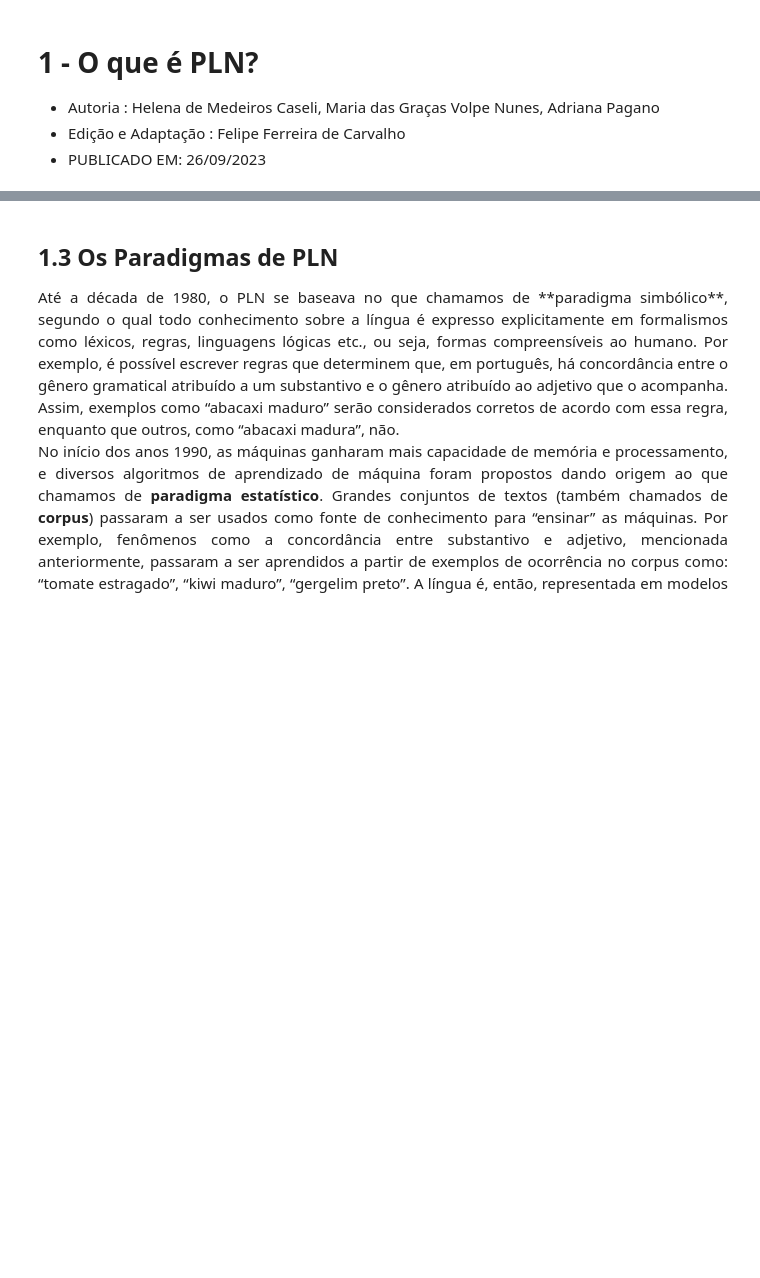
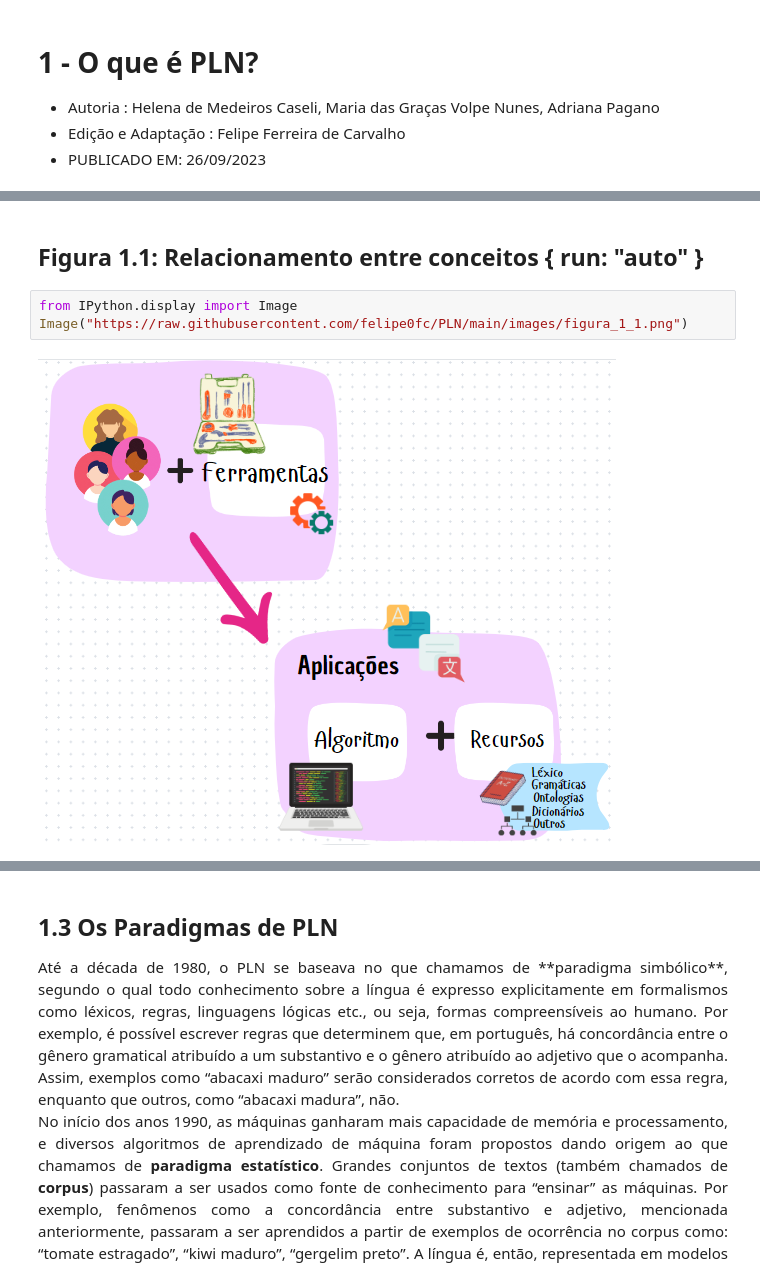
Before and after one commit to felipe0fc/PLN, a Jupyter notebook: Capitulo1.ipynb, the cells around one changed output, grey strips where cells are left out. Cells and saved outputs as stored; diff of their text form; blank space fills up the shorter version.

```diff
--- a/Capitulo1.ipynb
+++ b/Capitulo1.ipynb
@@ -42 +29,8 @@ Neste livro iremos aumentar gradativamente a complexidade do tratamento da líng
 </div>
+# %% [markdown]
+## **Figura 1.1:** Relacionamento entre conceitos { run: "auto" }
+# %%
+from IPython.display import Image
+Image("https://raw.githubusercontent.com/felipe0fc/PLN/main/images/figura_1_1.png")
+# %% [output]
+[figure, added]
```
Also changed, not shown: parts of 9 cells of this notebook.
